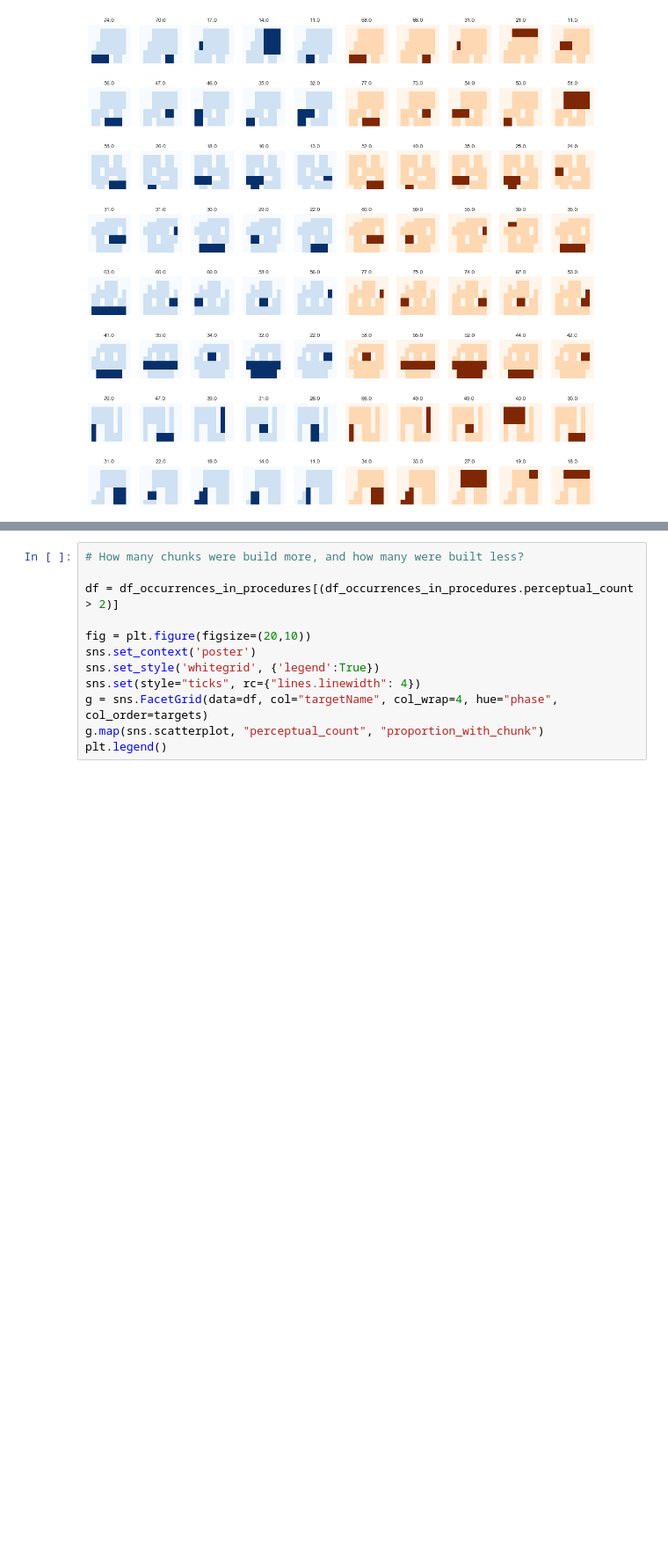
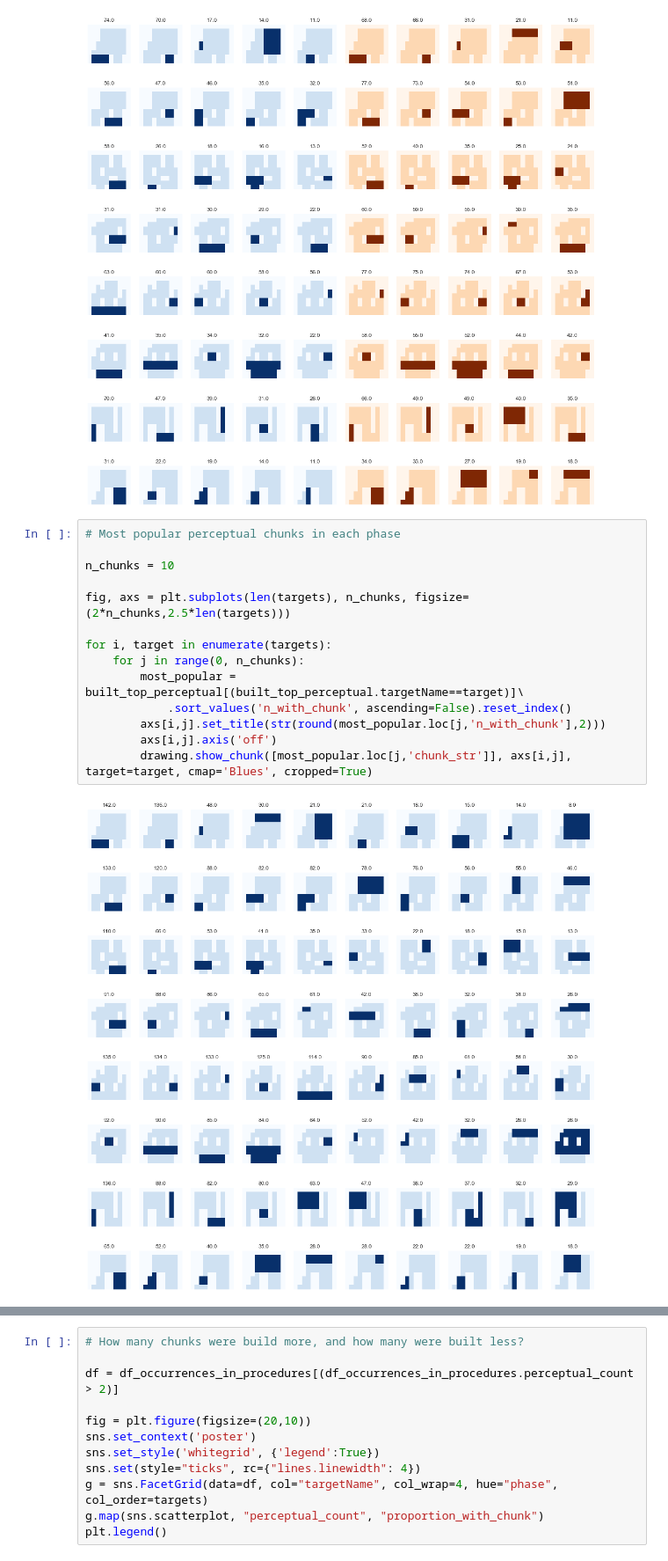
Before and after one commit to cogtoolslab/block_construction, a Jupyter notebook: analysis/perceptual_chunks/perceptual_chunks.ipynb, the cells around one changed output, grey strips where cells are left out. Shown at 88% size. Cells and saved outputs as stored; diff of their text form; blank space fills up the shorter version.

```diff
--- a/analysis/perceptual_chunks/perceptual_chunks.ipynb
+++ b/analysis/perceptual_chunks/perceptual_chunks.ipynb
@@ -830,6 +874,22 @@ for i, target in enumerate(targets):
         drawing.show_chunk([most_popular.loc[j,'chunk_str']], axs[i,int(j+n_chunks)], target=target, cmap='Oranges', cropped=True)
 # %% [output]
 [figure]
+# %%
+# Most popular perceptual chunks in each phase
+
+n_chunks = 10
+
+fig, axs = plt.subplots(len(targets), n_chunks, figsize=(2*n_chunks,2.5*len(targets)))
+
+for i, target in enumerate(targets):
+    for j in range(0, n_chunks):
+        most_popular = built_top_perceptual[(built_top_perceptual.targetName==target)]\
+            .sort_values('n_with_chunk', ascending=False).reset_index()
+        axs[i,j].set_title(str(round(most_popular.loc[j,'n_with_chunk'],2)))
+        axs[i,j].axis('off')
+        drawing.show_chunk([most_popular.loc[j,'chunk_str']], axs[i,j], target=target, cmap='Blues', cropped=True)
+# %% [output]
+[figure, added]
 # %%
 # How many chunks were built more, and how many were built less?
 
```
Also changed, not shown: parts of 16 cells of this notebook, 2 other files.
